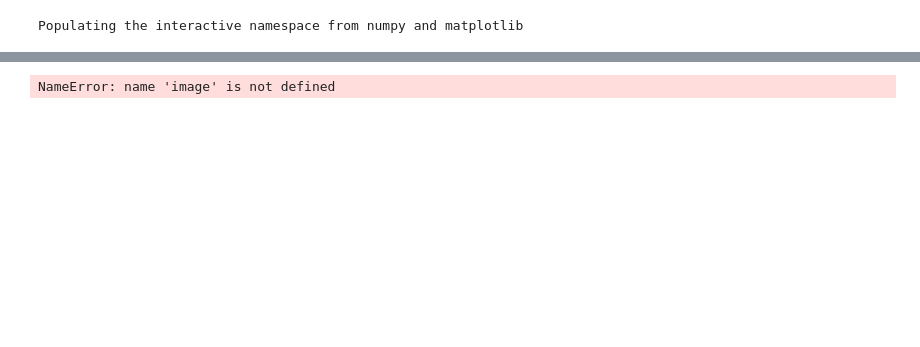
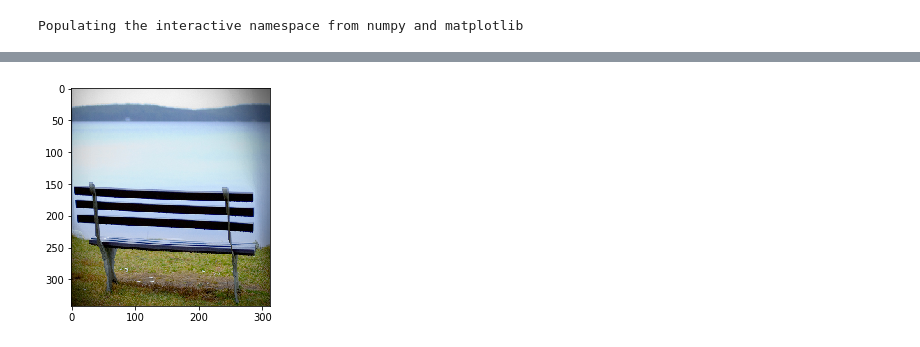
Before and after one commit to PKUAA2020S1201/Python-Seam-Carving, a Jupyter notebook: forward-energy.ipynb, the cells around one changed output, grey strips where cells are left out. Saved outputs shown, nothing was run; the diff lists cells and outputs as text; code cells hidden in the pictures; blank space fills up the shorter version.

```diff
--- a/forward-energy.ipynb
+++ b/forward-energy.ipynb
@@ -27,13 +21,13 @@ NameError: name 'image' is not defined
 # %%
 # remove seams normally
 current_image = np.copy(image)
-for i in tqdm.tqdm(range(100)):
+for i in tqdm.tqdm(range(200)):
     current_energy = sc.laplacian_energy(current_image)
     current_seam = sc.seam_with_minimum_energy(current_energy)
     current_image = sc.remove_seam(current_image, current_seam)
 sc.show_image_plt(current_image)
 # %% [output]
-NameError: name 'image' is not defined
+[figure, added]
 # %%
 # remove seams with forward energy
 current_image = np.copy(image)
```
Also changed, not shown: parts of 3 cells of this notebook, 2 other files.
